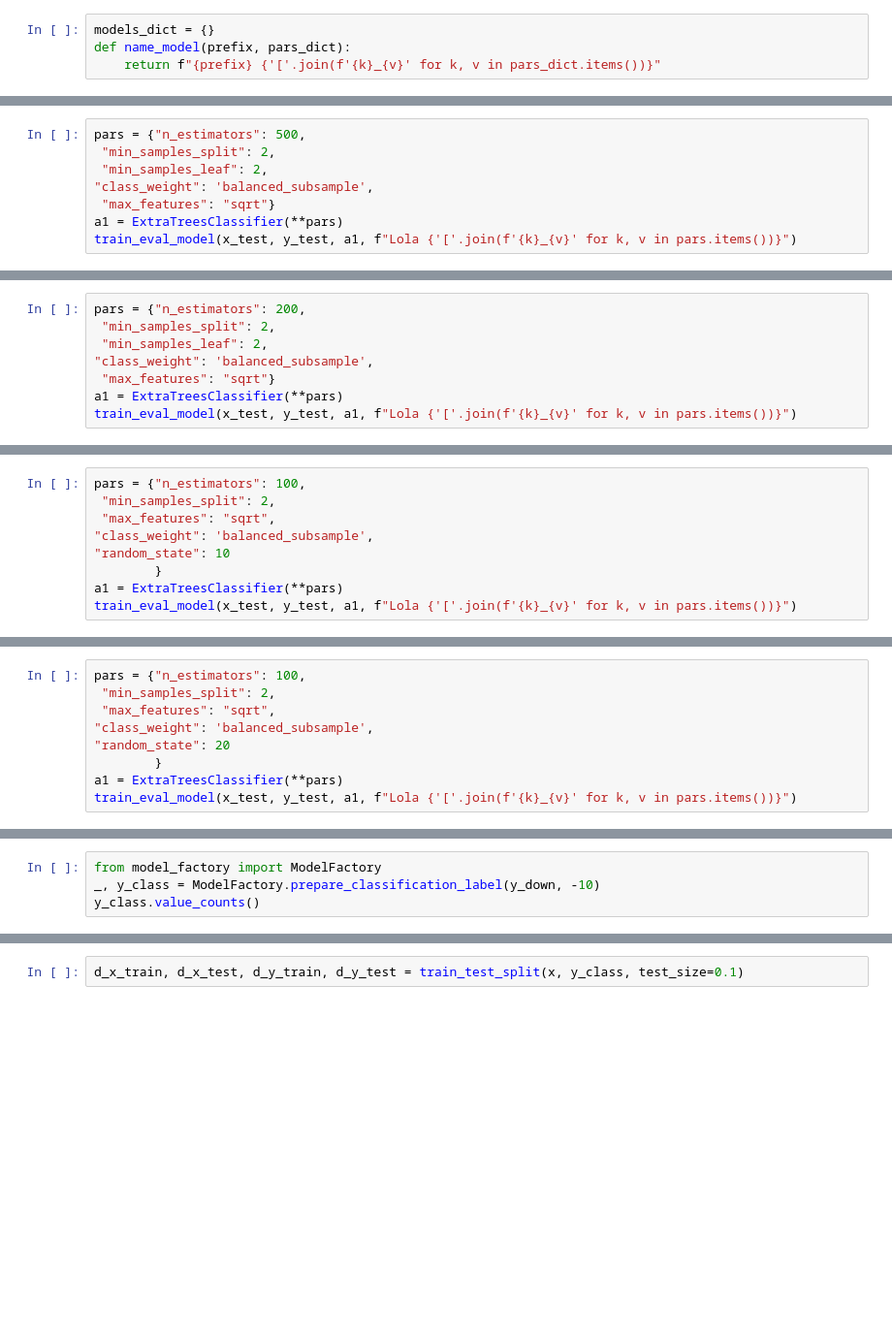
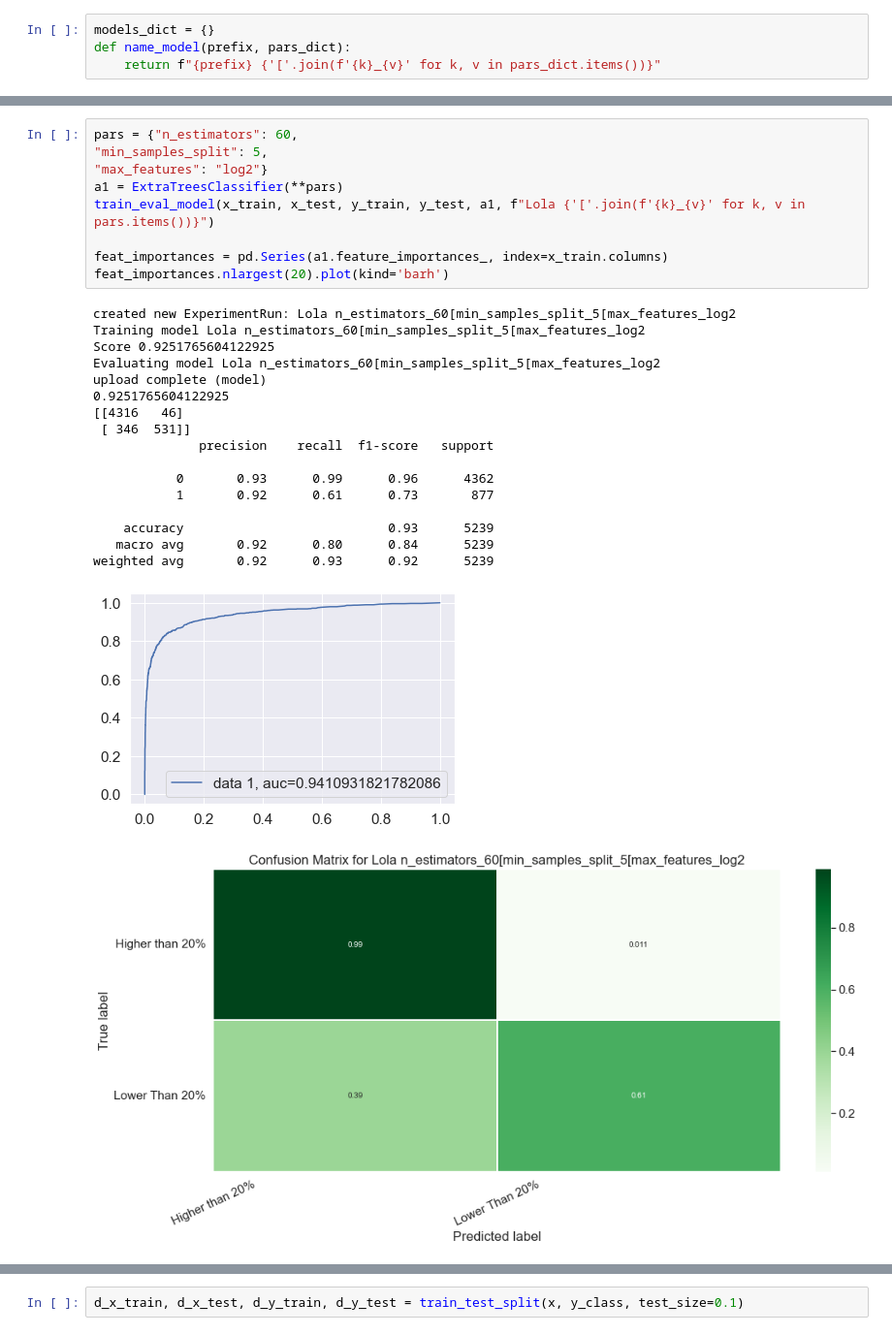
Before and after one commit to hustlestar/trading-signals-ml-processing, a Jupyter notebook: src/models.ipynb, the cells around one changed output, grey strips where cells are left out. Shown at 97% size. Cells and saved outputs as stored; diff of their text form; blank space fills up the shorter version.

Commit message:
created baseline model on ExtraTreesClassifier

```diff
--- a/src/models.ipynb
+++ b/src/models.ipynb
@@ -578,8 +216,0 @@ weighted avg       0.94      0.94      0.94      5239
-# %%
-pars = {"n_estimators": 500,
- "min_samples_split": 2,
- "min_samples_leaf": 2,
-"class_weight": 'balanced_subsample',
- "max_features": "sqrt"}
-a1 = ExtraTreesClassifier(**pars)
-train_eval_model(x_test, y_test, a1, f"Lola {'['.join(f'{k}_{v}' for k, v in pars.items())}")
@@ -602,8 +216,0 @@ weighted avg       0.94      0.94      0.94      5239
-# %%
-pars = {"n_estimators": 200,
- "min_samples_split": 2,
- "min_samples_leaf": 2,
-"class_weight": 'balanced_subsample',
- "max_features": "sqrt"}
-a1 = ExtraTreesClassifier(**pars)
-train_eval_model(x_test, y_test, a1, f"Lola {'['.join(f'{k}_{v}' for k, v in pars.items())}")
@@ -626,9 +216,0 @@ weighted avg       0.94      0.94      0.94      5239
-# %%
-pars = {"n_estimators": 100,
- "min_samples_split": 2,
- "max_features": "sqrt",
-"class_weight": 'balanced_subsample',
-"random_state": 10
-        }
-a1 = ExtraTreesClassifier(**pars)
-train_eval_model(x_test, y_test, a1, f"Lola {'['.join(f'{k}_{v}' for k, v in pars.items())}")
@@ -651,9 +216,0 @@ weighted avg       0.94      0.94      0.93      5239
-# %%
-pars = {"n_estimators": 100,
- "min_samples_split": 2,
- "max_features": "sqrt",
-"class_weight": 'balanced_subsample',
-"random_state": 20
-        }
-a1 = ExtraTreesClassifier(**pars)
-train_eval_model(x_test, y_test, a1, f"Lola {'['.join(f'{k}_{v}' for k, v in pars.items())}")
@@ -676,4 +217,28 @@ weighted avg       0.94      0.94      0.93      5239
-# %%
-from model_factory import ModelFactory
-_, y_class = ModelFactory.prepare_classification_label(y_down, -10)
-y_class.value_counts()
+# %%
+pars = {"n_estimators": 60,
+"min_samples_split": 5,
+"max_features": "log2"}
+a1 = ExtraTreesClassifier(**pars)
+train_eval_model(x_train, x_test, y_train, y_test, a1, f"Lola {'['.join(f'{k}_{v}' for k, v in pars.items())}")
+
+feat_importances = pd.Series(a1.feature_importances_, index=x_train.columns)
+feat_importances.nlargest(20).plot(kind='barh')
+# %% [output]
+created new ExperimentRun: Lola n_estimators_60[min_samples_split_5[max_features_log2
+Training model Lola n_estimators_60[min_samples_split_5[max_features_log2
+Score 0.9251765604122925
+Evaluating model Lola n_estimators_60[min_samples_split_5[max_features_log2
+upload complete (model)
+0.9251765604122925
+[[4316   46]
+ [ 346  531]]
+              precision    recall  f1-score   support
+
+           0       0.93      0.99      0.96      4362
+           1       0.92      0.61      0.73       877
+
+    accuracy                           0.93      5239
+   macro avg       0.92      0.80      0.84      5239
+weighted avg       0.92      0.93      0.92      5239
+[figure, added]
+[figure, added]
```
Also changed, not shown: parts of 61 cells of this notebook, 5 other files.
